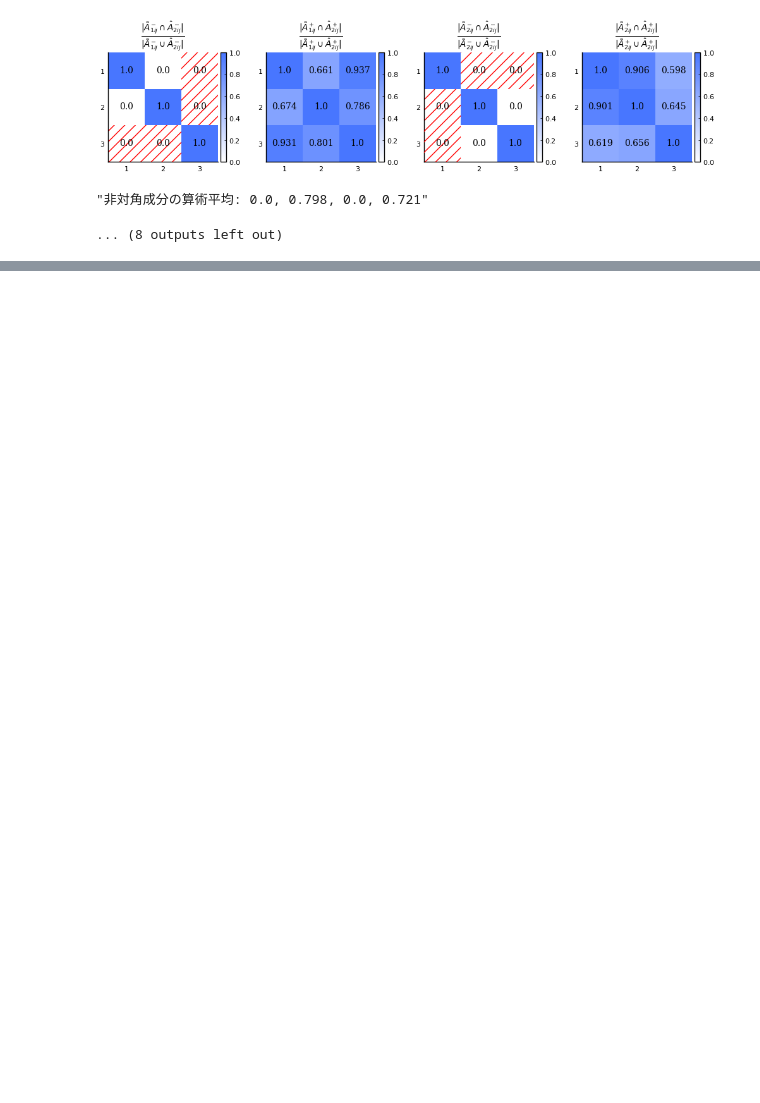
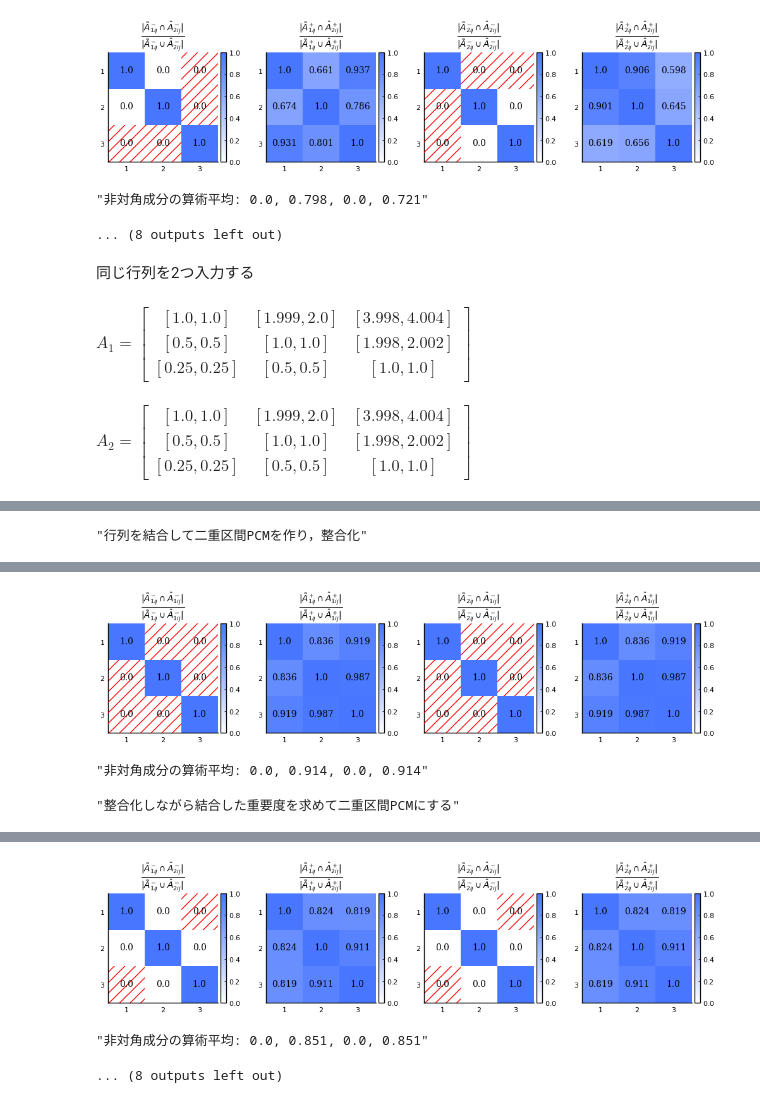
Before and after one commit to Kishikawa1286/illknownpcm, a Jupyter notebook: src/20230117.ipynb, the cells around one changed output, grey strips where cells are left out. Drawn from its saved outputs; the diff is of its cells as text; code cells hidden in the pictures; blank space fills up the shorter version.

```diff
--- a/src/20230117.ipynb
+++ b/src/20230117.ipynb
@@ -203,3 +203,30 @@ $\hat{A}_{2} = \begin{bmatrix} \left[   1.0, \left[   1.0,   1.0 \right],   1.0
 [figure]
 "非対角成分の算術平均: 0.0, 0.798, 0.0, 0.721"
 ... (8 outputs left out)
+# %% [markdown]
+同じ行列を2つ入力する
+# %%
+A = [
+    1 2 4
+    1/2 1 2
+    1/4 1/2 1
+]
+
+A₁ = randamizedIntervalPCM(A, 234, 0.1)
+A₂ = deepcopy(A₁)
+
+display(L"A_1 = %$(intervalMatrixLaTeXString(A₁))")
+display(L"A_2 = %$(intervalMatrixLaTeXString(A₂))")
+
+Ã₁⁻, Ã₁⁺ = generateRevisedMatrix(A₁)
+Ã₂⁻, Ã₂⁺ = generateRevisedMatrix(A₂)
+
+Ã₁ = intervalPCM2TwofoldIntervalPCM(Ã₁⁻, Ã₁⁺)
+display(L"\tilde{A}_1 = %$(twofoldIntervalMatrixLaTeXString(Ã₁))")
+Ã₂ = intervalPCM2TwofoldIntervalPCM(Ã₂⁻, Ã₂⁺)
+display(L"\tilde{A}_2 = %$(twofoldIntervalMatrixLaTeXString(Ã₂))")
+
+plotAll(A₁, A₂)
+# %% [output]
+$A_1 = \begin{bmatrix} \left[ 1.0, 1.0 \right] & \left[ 1.999, 2.0 \right] & \left[ 3.998, 4.004 \right] \\ \left[ 0.5, 0.5 \right] & \left[ 1.0, 1.0 \right] & \left[ 1.998, 2.002 \right] \\ \left[ 0.25, 0.25 \right] & \left[ 0.5, 0.5 \right] & \left[ 1.0, 1.0 \right] \end{bmatrix}$
+$A_2 = \begin{bmatrix} \left[ 1.0, 1.0 \right] & \left[ 1.999, 2.0 \right] & \left[ 3.998, 4.004 \right] \\ \left[ 0.5, 0.5 \right] & \left[ 1.0, 1.0 \right] & \left[ 1.998, 2.002 \right] \\ \left[ 0.25, 0.25 \right] & \left[ 0.5, 0.5 \right] & \left[ 1.0, 1.0 \right] \end{bmatrix}$
@@ -205,0 +235 @@ $\hat{A}_{2} = \begin{bmatrix} \left[   1.0, \left[   1.0,   1.0 \right],   1.0
+"行列を結合して二重区間PCMを作り，整合化"
@@ -205,0 +237,3 @@ $\hat{A}_{2} = \begin{bmatrix} \left[   1.0, \left[   1.0,   1.0 \right],   1.0
+[figure, added]
+"非対角成分の算術平均: 0.0, 0.914, 0.0, 0.914"
+"整合化しながら結合した重要度を求めて二重区間PCMにする"
@@ -205,0 +241,3 @@ $\hat{A}_{2} = \begin{bmatrix} \left[   1.0, \left[   1.0,   1.0 \right],   1.0
+[figure, added]
+"非対角成分の算術平均: 0.0, 0.851, 0.0, 0.851"
+... (8 outputs left out)
```
Also changed, not shown: parts of 2 cells of this notebook, 1 other file.
